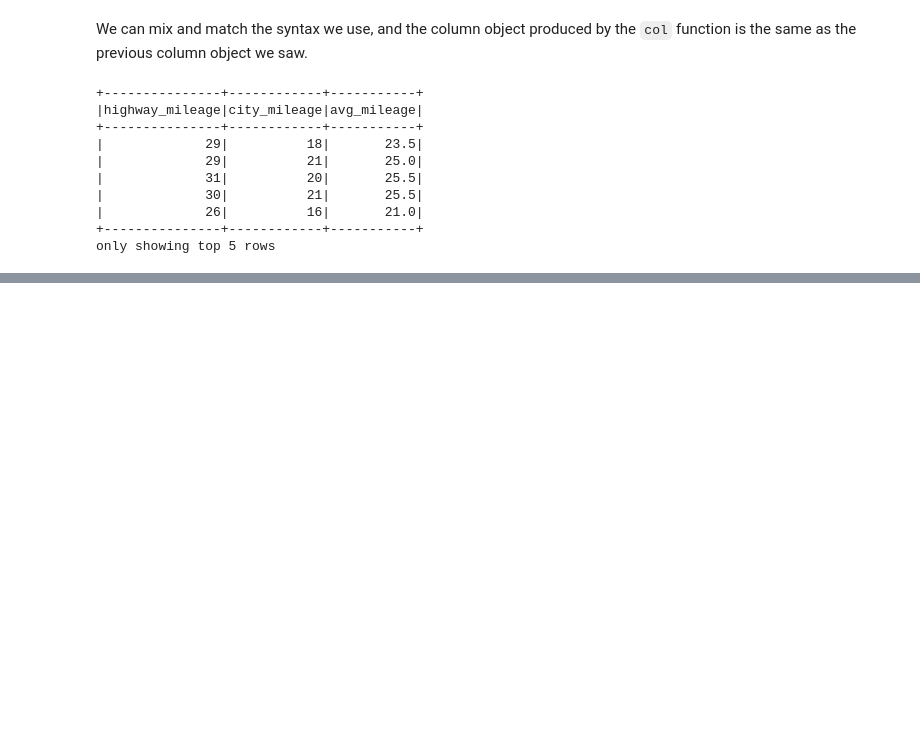
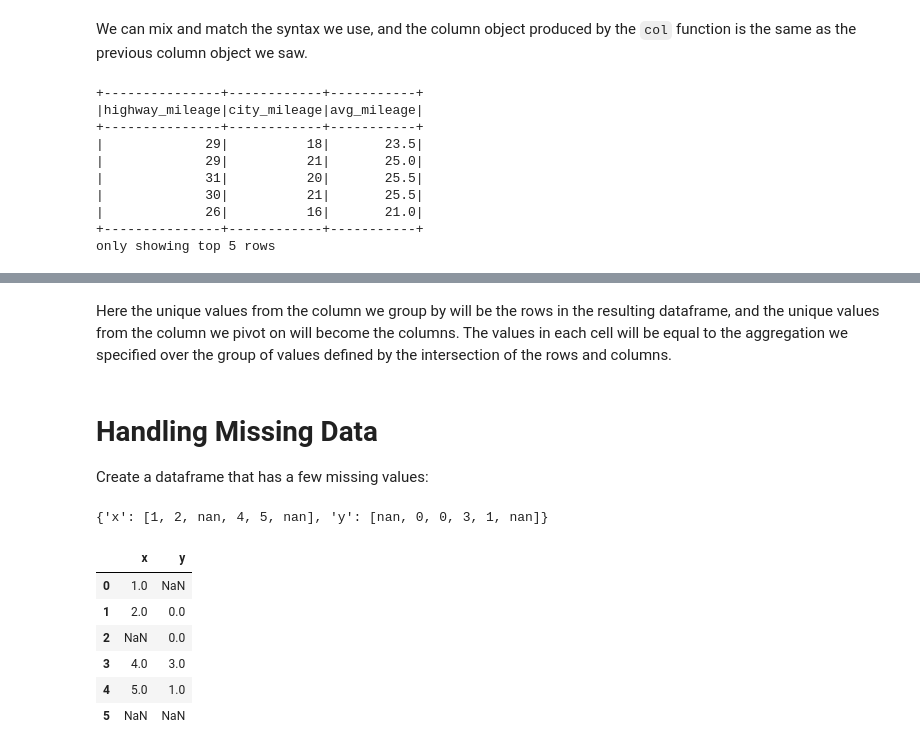
Before and after one commit to SaraPena/ds-methodologies-exercises, a Jupyter notebook: spark/spark_intro_lesson.ipynb, the cells around one changed output, grey strips where cells are left out. Cells and saved outputs as stored; diff of their text form; code cells hidden in the pictures; blank space fills up the shorter version.

```diff
--- a/spark/spark_intro_lesson.ipynb
+++ b/spark/spark_intro_lesson.ipynb
@@ -272,0 +933,22 @@ only showing top 5 rows
+# %% [markdown]
+Here the unique values from the column we group by will be the rows in the resulting dataframe, and the unique values from the column we pivot on will become the columns. The values in each cell will be equal to the aggregation we specified over the group of values defined by the intersection of the rows and columns.
+# %% [markdown]
+# Handling Missing Data
+
+Create a dataframe that has a few missing values:
+# %%
+missing_dict = dict(x=[1, 2, np.nan, 4, 5, np.nan], y=[np.nan, 0, 0, 3, 1, np.nan])
+missing_dict
+# %% [output]
+{'x': [1, 2, nan, 4, 5, nan], 'y': [nan, 0, 0, 3, 1, nan]}
+# %%
+missing_df = pd.DataFrame(missing_dict)
+missing_df
+# %% [output]
+|  | x | y |
+| 0 | 1.0 | NaN |
+| 1 | 2.0 | 0.0 |
+| 2 | NaN | 0.0 |
+| 3 | 4.0 | 3.0 |
+| 4 | 5.0 | 1.0 |
+| 5 | NaN | NaN |
```
Also changed, not shown: parts of 160 cells of this notebook.
